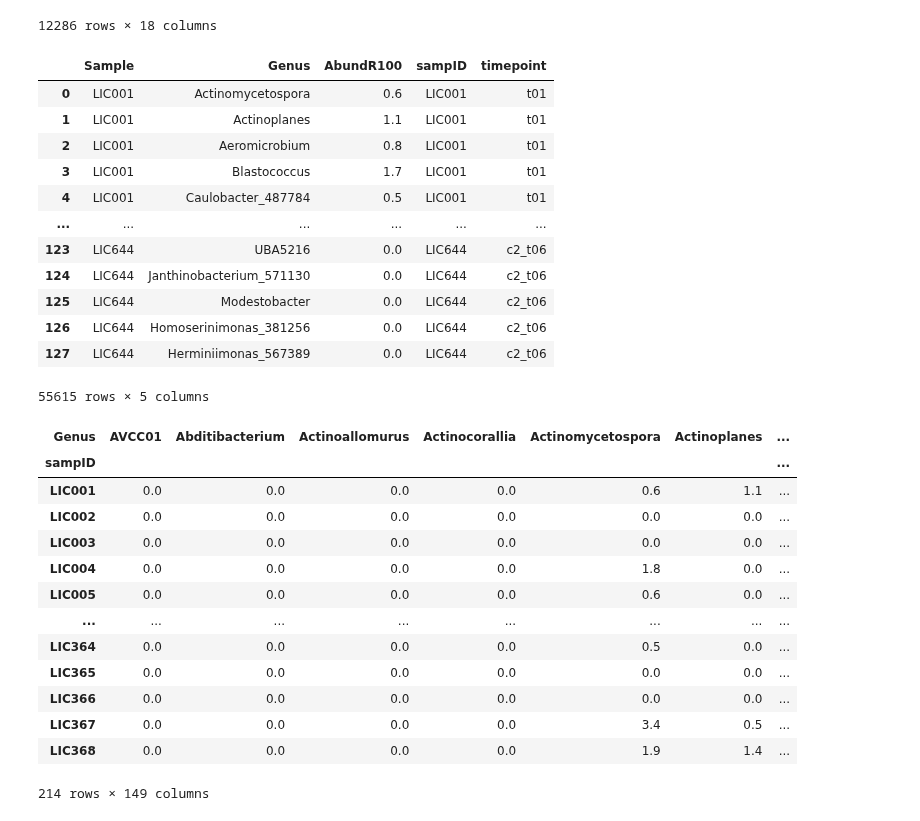
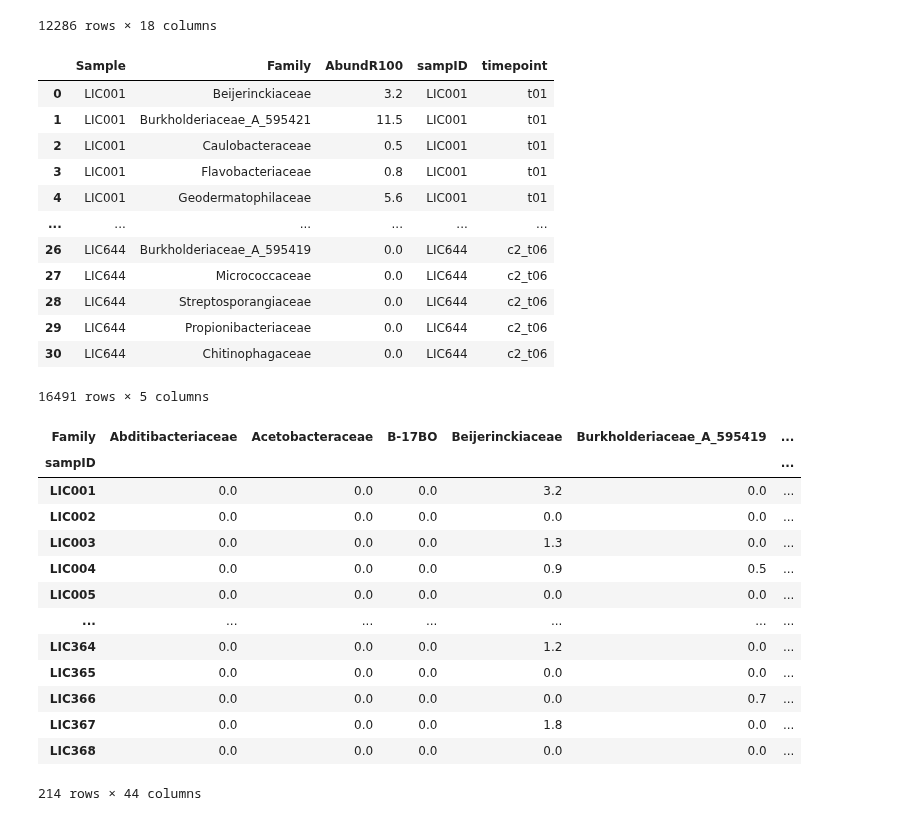
Before and after one commit to mikepassal/Outdoor_microbiome, a Jupyter notebook: Local_analysis/Analysis_post_Luke_talk/Time_shifting_expression_data_correlation/trasncriptomic_correlation_no_sample_merge.ipynb, the cells around one changed output. Saved outputs shown, nothing was run; the diff lists cells and outputs as text; code cells hidden in the pictures.

```diff
--- a/Local_analysis/Analysis_post_Luke_talk/Time_shifting_expression_data_correlation/trasncriptomic_correlation_no_sample_merge.ipynb
+++ b/Local_analysis/Analysis_post_Luke_talk/Time_shifting_expression_data_correlation/trasncriptomic_correlation_no_sample_merge.ipynb
@@ -222,28 +222,28 @@ long_term_microbiome
 12286 rows × 18 columns
 # %%
 genus_sum = (
-    long_term_microbiome[["Sample", "Genus", "AbundR100"]]
-    .groupby(["Sample", "Genus"])
+    long_term_microbiome[["Sample", "Family", "AbundR100"]]
+    .groupby(["Sample", "Family"])
     .sum()
 )
 genus_sum = genus_sum.reset_index()
 genus_sum_w_tp = genus_sum.merge(
     metadata[["sampID", "timepoint"]], left_on="Sample", right_on="sampID"
 )
-all_present_genus = genus_sum_w_tp["Genus"].unique()
+all_present_genus = genus_sum_w_tp["Family"].unique()
 
 ## Need to fill in missing genus in every sample first
 for sampID in genus_sum_w_tp["sampID"].unique():
     sampid_only_df = genus_sum_w_tp.loc[genus_sum_w_tp["sampID"] == sampID]
-    present_genus_in_samp = sampid_only_df["Genus"].unique()
+    present_genus_in_samp = sampid_only_df["Family"].unique()
     difference_in_present_bacteria = list(
         set(all_present_genus) - set(present_genus_in_samp)
     )
     current_time_point = sampid_only_df["timepoint"].iloc[0]
     empty_df_to_add = pd.DataFrame(
-        columns=["Sample", "Genus", "AbundR100", "sampID", "timepoint"]
+        columns=["Sample", "Family", "AbundR100", "sampID", "timepoint"]
     )
-    empty_df_to_add["Genus"] = difference_in_present_bacteria
+    empty_df_to_add["Family"] = difference_in_present_bacteria
     empty_df_to_add["Sample"] = sampID
     empty_df_to_add["AbundR100"] = 0
     empty_df_to_add["sampID"] = sampID
@@ -252,45 +252,45 @@ for sampID in genus_sum_w_tp["sampID"].unique():
 # %%
 genus_sum_w_tp
 # %% [output]
-|  | Sample | Genus | AbundR100 | sampID | timepoint |
-| 0 | LIC001 | Actinomycetospora | 0.6 | LIC001 | t01 |
-| 1 | LIC001 | Actinoplanes | 1.1 | LIC001 | t01 |
-| 2 | LIC001 | Aeromicrobium | 0.8 | LIC001 | t01 |
-| 3 | LIC001 | Blastococcus | 1.7 | LIC001 | t01 |
-| 4 | LIC001 | Caulobacter_487784 | 0.5 | LIC001 | t01 |
+|  | Sample | Family | AbundR100 | sampID | timepoint |
+| 0 | LIC001 | Beijerinckiaceae | 3.2 | LIC001 | t01 |
+| 1 | LIC001 | Burkholderiaceae_A_595421 | 11.5 | LIC001 | t01 |
+| 2 | LIC001 | Caulobacteraceae | 0.5 | LIC001 | t01 |
+| 3 | LIC001 | Flavobacteriaceae | 0.8 | LIC001 | t01 |
+| 4 | LIC001 | Geodermatophilaceae | 5.6 | LIC001 | t01 |
 | ... | ... | ... | ... | ... | ... |
-| 123 | LIC644 | UBA5216 | 0.0 | LIC644 | c2_t06 |
-| 124 | LIC644 | Janthinobacterium_571130 | 0.0 | LIC644 | c2_t06 |
-| 125 | LIC644 | Modestobacter | 0.0 | LIC644 | c2_t06 |
-| 126 | LIC644 | Homoserinimonas_381256 | 0.0 | LIC644 | c2_t06 |
-| 127 | LIC644 | Herminiimonas_567389 | 0.0 | LIC644 | c2_t06 |
+| 26 | LIC644 | Burkholderiaceae_A_595419 | 0.0 | LIC644 | c2_t06 |
+| 27 | LIC644 | Micrococcaceae | 0.0 | LIC644 | c2_t06 |
+| 28 | LIC644 | Streptosporangiaceae | 0.0 | LIC644 | c2_t06 |
+| 29 | LIC644 | Propionibacteriaceae | 0.0 | LIC644 | c2_t06 |
+| 30 | LIC644 | Chitinophagaceae | 0.0 | LIC644 | c2_t06 |
-55615 rows × 5 columns
+16491 rows × 5 columns
 # %%
 timepoint_abundance_matrix = pd.pivot_table(
     genus_sum_w_tp,
     values="AbundR100",
     index="sampID",
-    columns="Genus",
+    columns="Family",
 )
 timepoint_abundance_matrix
 
 longterm_sample_abundance_matrix = timepoint_abundance_matrix.loc[
     long_term_metadata["sampID"]
 ]
 
 longterm_sample_abundance_matrix
 # %% [output]
-| Genus | AVCC01 | Abditibacterium | Actinoallomurus | Actinocorallia | Actinomycetospora | Actinoplanes | ... |
-| sampID |  |  |  |  |  |  | ... |
-| LIC001 | 0.0 | 0.0 | 0.0 | 0.0 | 0.6 | 1.1 | ... |
-| LIC002 | 0.0 | 0.0 | 0.0 | 0.0 | 0.0 | 0.0 | ... |
-| LIC003 | 0.0 | 0.0 | 0.0 | 0.0 | 0.0 | 0.0 | ... |
-| LIC004 | 0.0 | 0.0 | 0.0 | 0.0 | 1.8 | 0.0 | ... |
-| LIC005 | 0.0 | 0.0 | 0.0 | 0.0 | 0.6 | 0.0 | ... |
-| ... | ... | ... | ... | ... | ... | ... | ... |
-| LIC364 | 0.0 | 0.0 | 0.0 | 0.0 | 0.5 | 0.0 | ... |
-| LIC365 | 0.0 | 0.0 | 0.0 | 0.0 | 0.0 | 0.0 | ... |
-| LIC366 | 0.0 | 0.0 | 0.0 | 0.0 | 0.0 | 0.0 | ... |
-| LIC367 | 0.0 | 0.0 | 0.0 | 0.0 | 3.4 | 0.5 | ... |
-| LIC368 | 0.0 | 0.0 | 0.0 | 0.0 | 1.9 | 1.4 | ... |
+| Family | Abditibacteriaceae | Acetobacteraceae | B-17BO | Beijerinckiaceae | Burkholderiaceae_A_595419 | ... |
+| sampID |  |  |  |  |  | ... |
+| LIC001 | 0.0 | 0.0 | 0.0 | 3.2 | 0.0 | ... |
+| LIC002 | 0.0 | 0.0 | 0.0 | 0.0 | 0.0 | ... |
+| LIC003 | 0.0 | 0.0 | 0.0 | 1.3 | 0.0 | ... |
+| LIC004 | 0.0 | 0.0 | 0.0 | 0.9 | 0.5 | ... |
+| LIC005 | 0.0 | 0.0 | 0.0 | 0.0 | 0.0 | ... |
+| ... | ... | ... | ... | ... | ... | ... |
+| LIC364 | 0.0 | 0.0 | 0.0 | 1.2 | 0.0 | ... |
+| LIC365 | 0.0 | 0.0 | 0.0 | 0.0 | 0.0 | ... |
+| LIC366 | 0.0 | 0.0 | 0.0 | 0.0 | 0.7 | ... |
+| LIC367 | 0.0 | 0.0 | 0.0 | 1.8 | 0.0 | ... |
+| LIC368 | 0.0 | 0.0 | 0.0 | 0.0 | 0.0 | ... |
-214 rows × 149 columns
+214 rows × 44 columns
```
Also changed, not shown: parts of 7 cells of this notebook, 1 other file.
